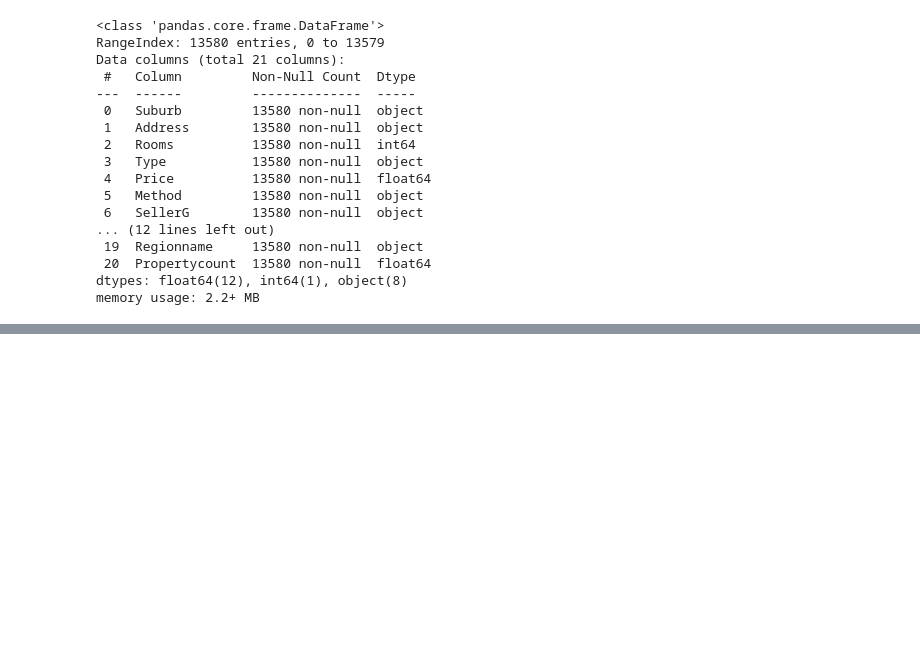
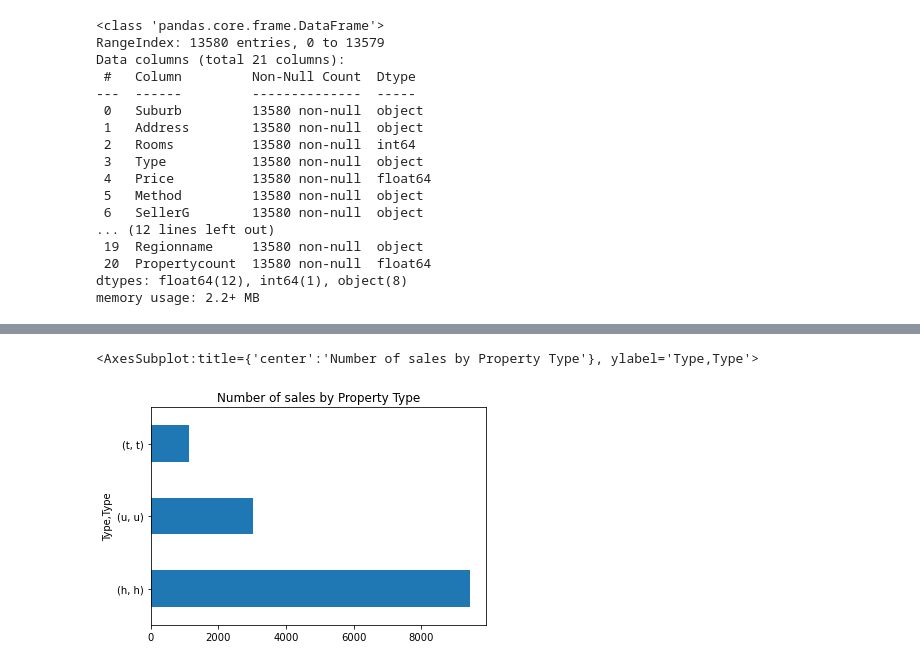
Before and after one commit to willosullivan/ML-Tutorials, a Jupyter notebook: Melbourne House Price Prediction/modelling.ipynb, the cells around one changed output, grey strips where cells are left out. Saved outputs shown, nothing was run; the diff lists cells and outputs as text; code cells hidden in the pictures; blank space fills up the shorter version.

```diff
--- a/Melbourne House Price Prediction/modelling.ipynb
+++ b/Melbourne House Price Prediction/modelling.ipynb
@@ -164,4 +140,12 @@ df.describe()
 | 50% | 3.000000 | 9.030000e+05 | 9.200000 | 3084.000000 | 3.000000 | 1.000000 | 2.000000 | 440.000000 | 126.000000 | 1970.000000 | ... |
 | 75% | 3.000000 | 1.330000e+06 | 13.000000 | 3148.000000 | 3.000000 | 2.000000 | 2.000000 | 651.000000 | 174.000000 | 1999.000000 | ... |
 | max | 10.000000 | 9.000000e+06 | 48.100000 | 3977.000000 | 20.000000 | 8.000000 | 10.000000 | 433014.000000 | 44515.000000 | 2018.000000 | ... |
+# %%
+from turtle import title
+
+
+df_filled.groupby(['Type'])['Type'].value_counts().nlargest(10).plot(kind='barh', title='Number of sales by Property Type')
+# %% [output]
+<AxesSubplot:title={'center':'Number of sales by Property Type'}, ylabel='Type,Type'>
+[figure, added]
 # %%
```
Also changed, not shown: parts of 34 cells of this notebook, 1 other file.
